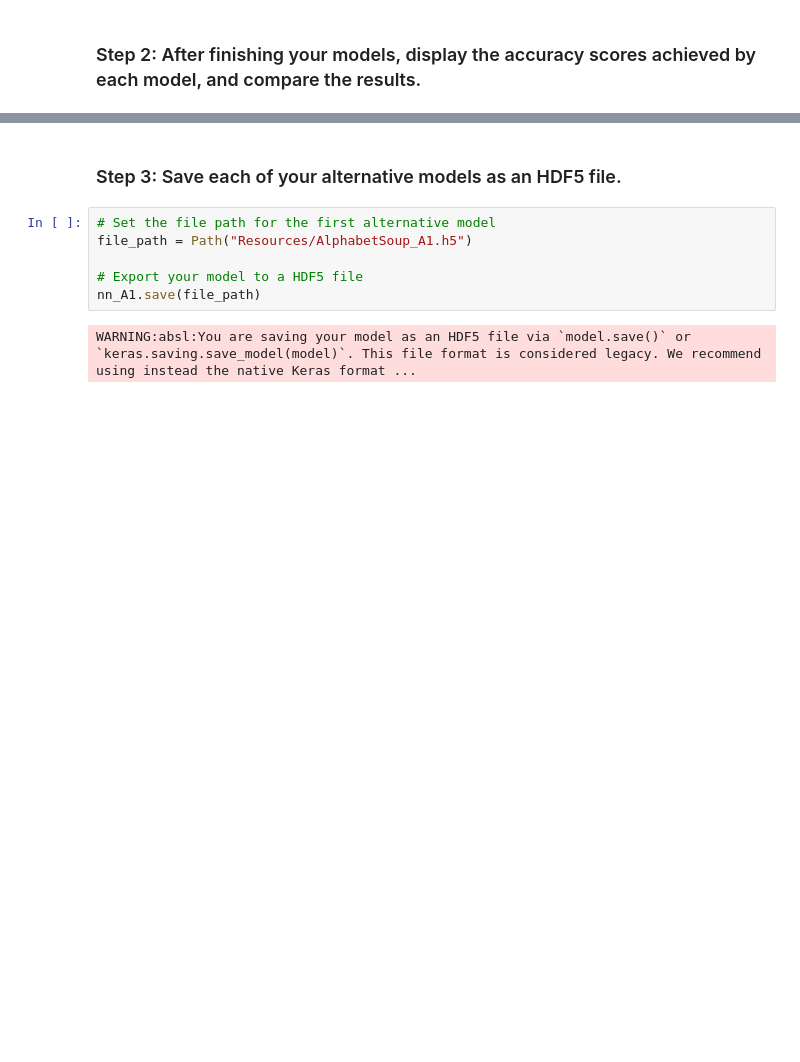
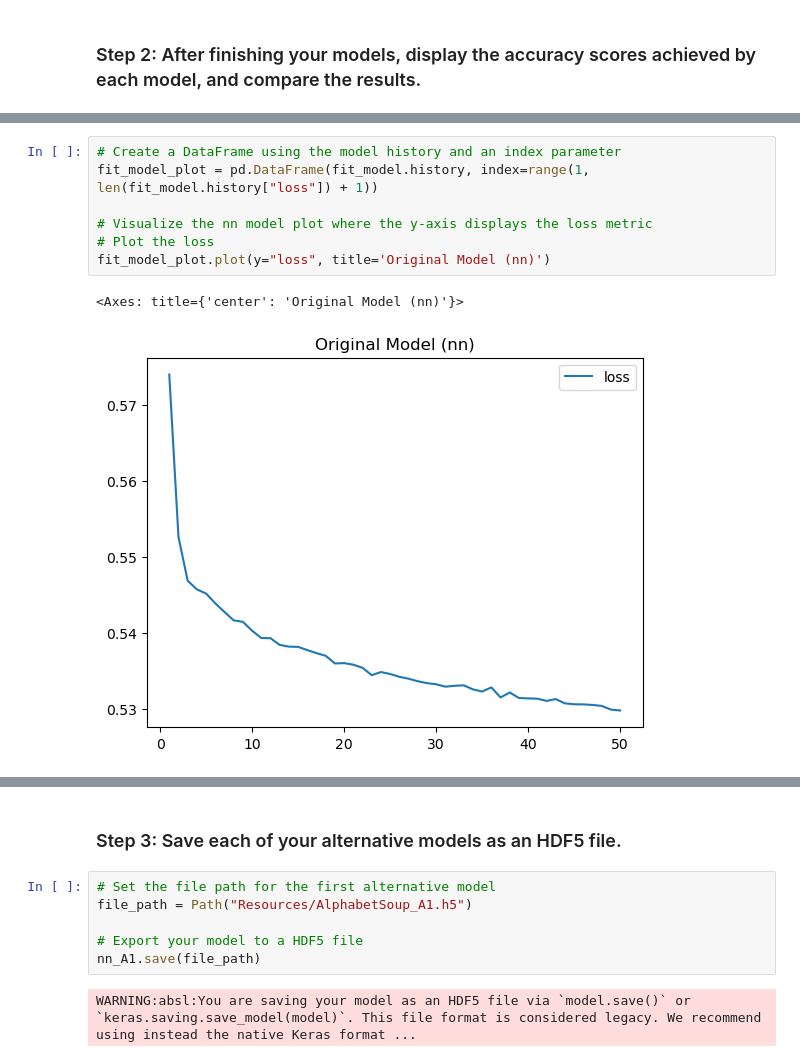
Before and after one commit to kimrodriguezFINTECH/CHALLENGE_13, a Jupyter notebook: venture_funding_with_deep_learning.ipynb, the cells around one changed output, grey strips where cells are left out. Drawn from its saved outputs; the diff is of its cells as text; blank space fills up the shorter version.

```diff
--- a/venture_funding_with_deep_learning.ipynb
+++ b/venture_funding_with_deep_learning.ipynb
@@ -674,0 +666,10 @@ Loss: 0.5620718002319336, Accuracy: 0.7248979806900024
+# %%
+# Create a DataFrame using the model history and an index parameter
+fit_model_plot = pd.DataFrame(fit_model.history, index=range(1, len(fit_model.history["loss"]) + 1))
+
+# Visualize the nn model plot where the y-axis displays the loss metric
+# Plot the loss
+fit_model_plot.plot(y="loss", title='Original Model (nn)')
+# %% [output]
+<Axes: title={'center': 'Original Model (nn)'}>
+[figure, added]
```
Also changed, not shown: parts of 18 cells of this notebook, 3 other files.
